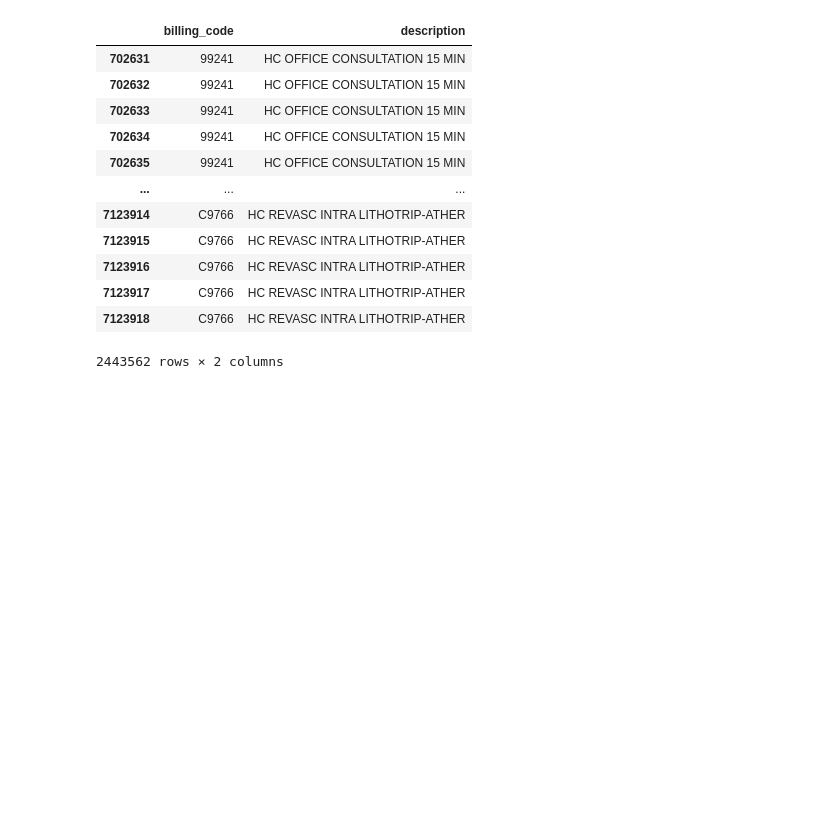
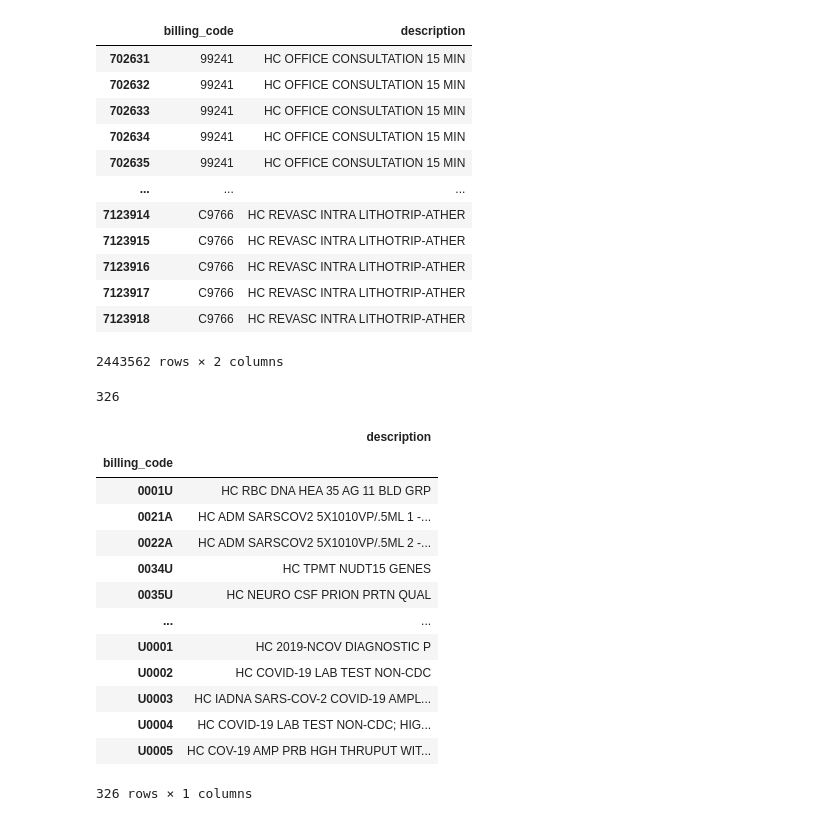
Before and after one commit to onefact/data_build_tool_payless.health, a Jupyter notebook: notebooks/EIN_133971298_NYU-langone.ipynb, the cells around one changed output. Saved outputs shown, nothing was run; the diff lists cells and outputs as text; code cells hidden in the pictures; blank space fills up the shorter version.

```diff
--- a/notebooks/EIN_133971298_NYU-langone.ipynb
+++ b/notebooks/EIN_133971298_NYU-langone.ipynb
@@ -2690,3 +2698,26 @@ billing_codes_unmatched[billing_codes_unmatched.billing_code.str.len() == 5]
 | 7123917 | C9766 | HC REVASC INTRA LITHOTRIP-ATHER |
 | 7123918 | C9766 | HC REVASC INTRA LITHOTRIP-ATHER |
 2443562 rows × 2 columns
+# %%
+len(billing_codes_unmatched[billing_codes_unmatched.billing_code.str.len() == 5].billing_code.unique())
+# %% [output]
+326
+# %%
+unique_unmatched_codes = billing_codes_unmatched[billing_codes_unmatched.billing_code.str.len() == 5].billing_code.unique()
+# %%
+billing_codes_unmatched[billing_codes_unmatched.billing_code.isin(unique_unmatched_codes)].groupby('billing_code').first()
+# %% [output]
+|  | description |
+| billing_code |  |
+| 0001U | HC RBC DNA HEA 35 AG 11 BLD GRP |
+| 0021A | HC ADM SARSCOV2 5X1010VP/.5ML 1 -... |
+| 0022A | HC ADM SARSCOV2 5X1010VP/.5ML 2 -... |
+| 0034U | HC TPMT NUDT15 GENES |
+| 0035U | HC NEURO CSF PRION PRTN QUAL |
+| ... | ... |
+| U0001 | HC 2019-NCOV DIAGNOSTIC P |
+| U0002 | HC COVID-19 LAB TEST NON-CDC |
+| U0003 | HC IADNA SARS-COV-2 COVID-19 AMPL... |
+| U0004 | HC COVID-19 LAB TEST NON-CDC; HIG... |
+| U0005 | HC COV-19 AMP PRB HGH THRUPUT WIT... |
+326 rows × 1 columns
```
Also changed, not shown: parts of 14 cells of this notebook, 5 other files.
